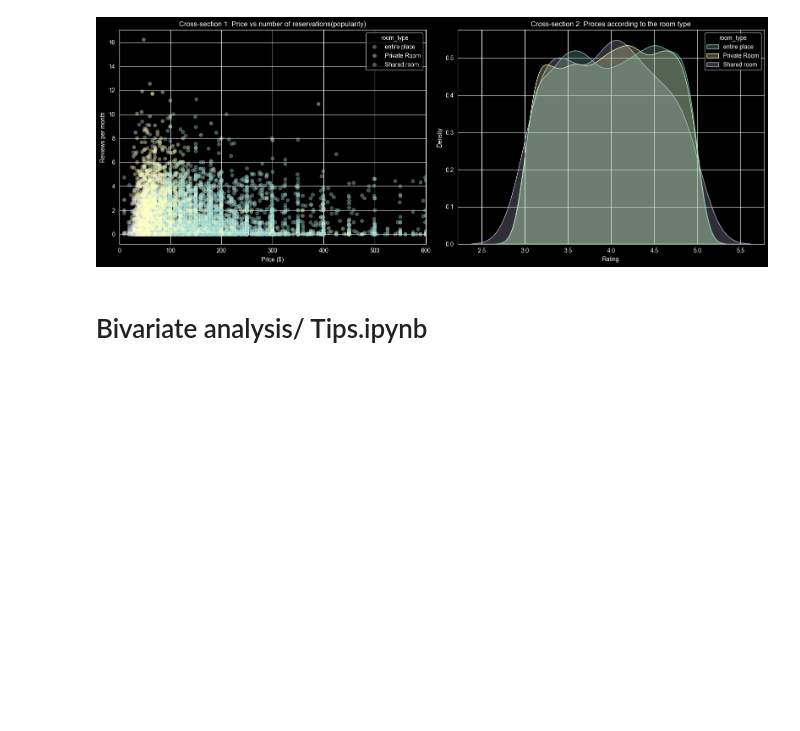
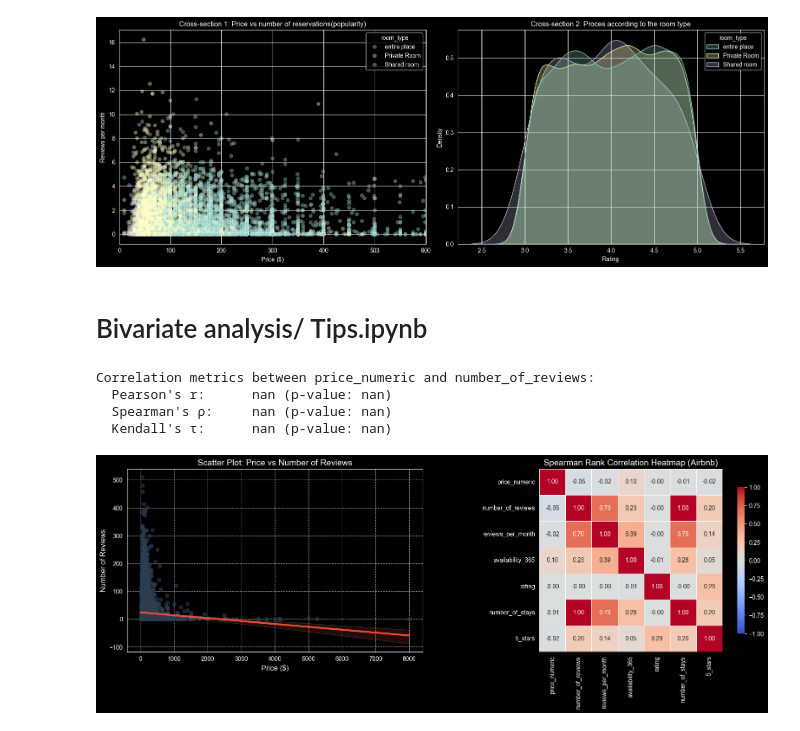
Before and after one commit to dulska-ola/Descriptive_stats_lab3, a Jupyter notebook: Cleaning_Data_in_Python_live_session.ipynb, the cells around one changed output. Cells and saved outputs as stored; diff of their text form; code cells hidden in the pictures; blank space fills up the shorter version.

```diff
--- a/Cleaning_Data_in_Python_live_session.ipynb
+++ b/Cleaning_Data_in_Python_live_session.ipynb
@@ -1022,3 +1022,64 @@ plt.show()
 [figure]
 # %% [markdown]
 # Bivariate analysis/ Tips.ipynb
+# %%
+import pandas as pd
+import scipy.stats as ss
+import matplotlib.pyplot as plt
+import seaborn as sns
+
+df_airbnb = pd.read_csv("airbnb.csv")
+
+df_airbnb['price_numeric'] = df_airbnb['price'].str.replace('$', '', regex=False).astype(float)
+
+var1 = 'price_numeric'
+var2 = 'number_of_reviews'
+
+pearson_r, p_pearson = ss.pearsonr(df_airbnb[var1], df_airbnb[var2])
+spearman_rho, p_spearman = ss.spearmanr(df_airbnb[var1], df_airbnb[var2])
+kendall_tau, p_kendall = ss.kendalltau(df_airbnb[var1], df_airbnb[var2])
+
+print(f"Correlation metrics between {var1} and {var2}:")
+print(f"  Pearson's r:      {pearson_r:.4f} (p-value: {p_pearson:.2e})")
+print(f"  Spearman's ρ:     {spearman_rho:.4f} (p-value: {p_spearman:.2e})")
+print(f"  Kendall's τ:      {kendall_tau:.4f} (p-value: {p_kendall:.2e})")
+
+fig, axes = plt.subplots(1, 2, figsize=(16, 6))
+
+sns.regplot(
+    data=df_airbnb,
+    x=var1,
+    y=var2,
+    ax=axes[0],
+    scatter_kws={'alpha': 0.6, 'color': '#2c3e50'},
+    line_kws={'color': '#e74c3c', 'lw': 3}
+)
+axes[0].set_title(f"Scatter Plot: Price vs Number of Reviews", fontsize=14)
+axes[0].set_xlabel("Price ($)", fontsize=12)
+axes[0].set_ylabel("Number of Reviews", fontsize=12)
+axes[0].grid(True, linestyle='--', alpha=0.5)
+
+numeric_cols = ['price_numeric', 'number_of_reviews', 'reviews_per_month', 'availability_365', 'rating', 'number_of_stays', '5_stars']
+corr_matrix = df_airbnb[numeric_cols].corr(method='spearman')
+
+sns.heatmap(
+    corr_matrix,
+    annot=True,
+    fmt=".2f",
+    cmap="coolwarm",
+    vmin=-1, vmax=1,
+    square=True,
+    linewidths=0.5,
+    ax=axes[1],
+    cbar_kws={"shrink": .8}
+)
+axes[1].set_title("Spearman Rank Correlation Heatmap (Airbnb)", fontsize=14)
+
+plt.tight_layout()
+plt.savefig('airbnb_correlation.png')
+# %% [output]
+Correlation metrics between price_numeric and number_of_reviews:
+  Pearson's r:      nan (p-value: nan)
+  Spearman's ρ:     nan (p-value: nan)
+  Kendall's τ:      nan (p-value: nan)
+[figure, added]
```
Also changed, not shown: parts of 1 cell of this notebook, 1 other file.
